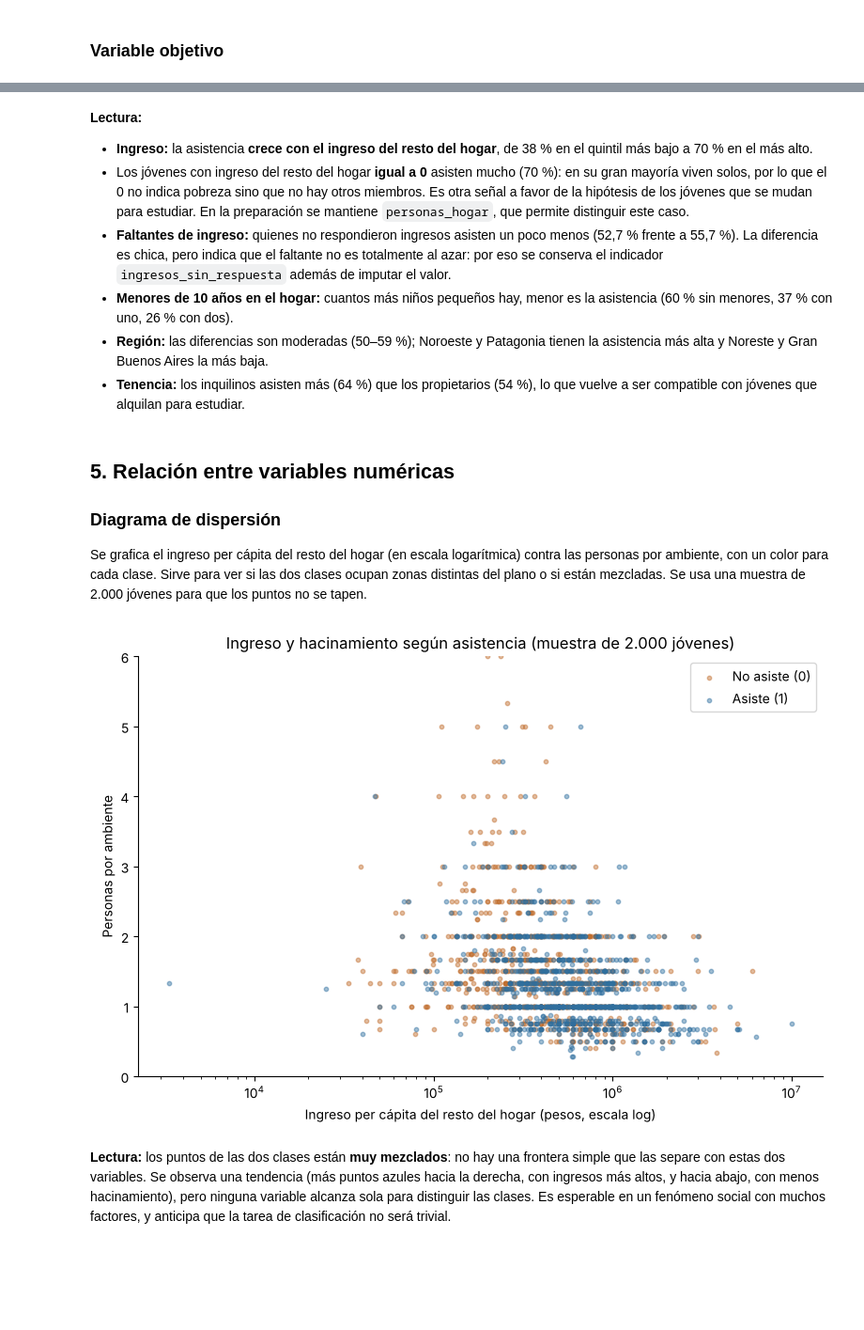
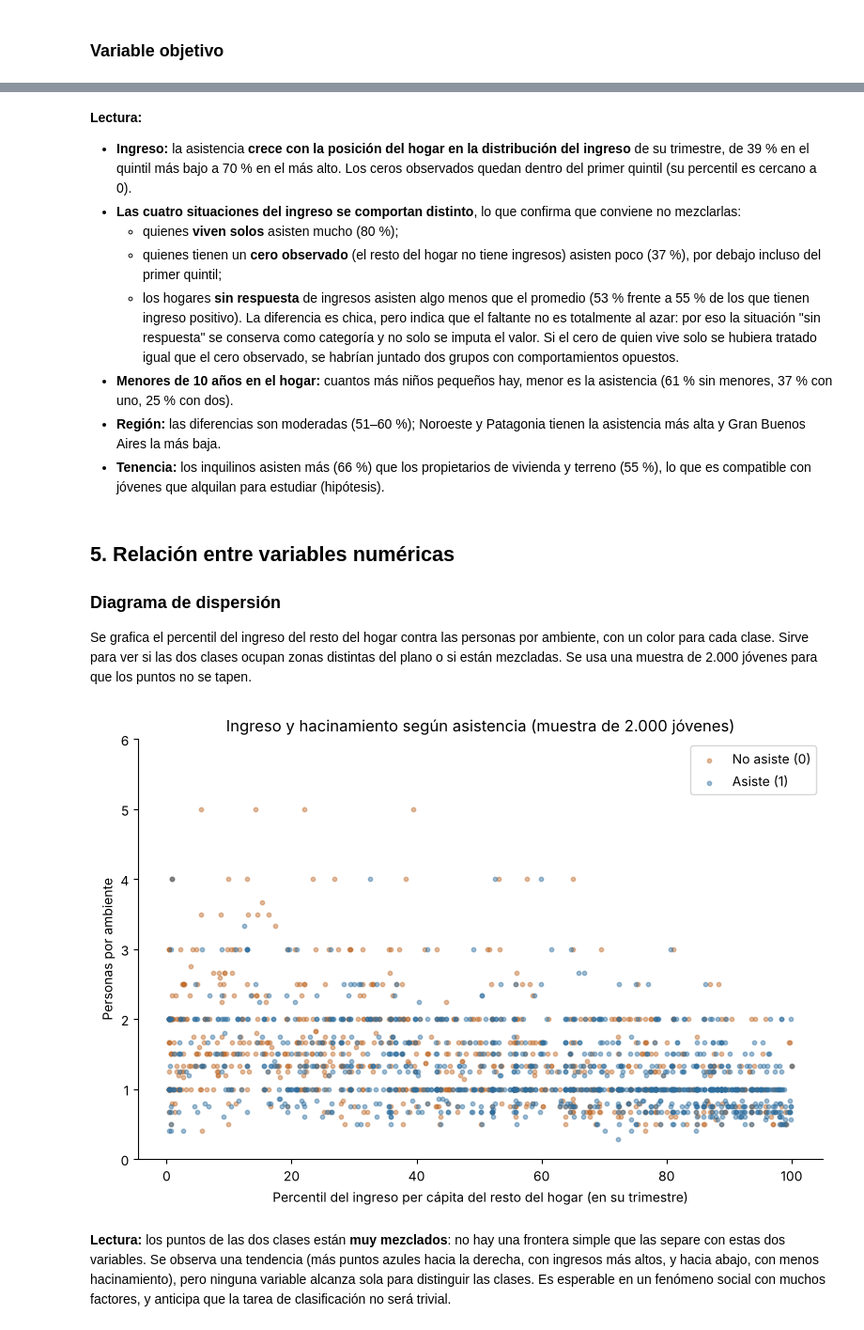
Before and after one commit to Elizabet866/prediccion-asistencia-nivel-superior-eph, a Jupyter notebook: notebooks/2.0-lei-analisis-exploratorio.ipynb, the cells around one changed output, grey strips where cells are left out. Shown at 94% size. Drawn from its saved outputs; the diff is of its cells as text; code cells hidden in the pictures; blank space fills up the shorter version.

```diff
--- a/notebooks/2.0-lei-analisis-exploratorio.ipynb
+++ b/notebooks/2.0-lei-analisis-exploratorio.ipynb
@@ -26,8 +30,10 @@ import matplotlib.pyplot as plt
 
 pd.set_option("display.max_columns", 40)
 
-# Dataset con una fila por joven (salida de la notebook 1.0)
-datos = pd.read_csv("../data/processed/eph_jovenes_asistencia_superior.csv")
+# Dataset con una fila por joven (salida de la notebook 1.0); se conserva solo el conjunto de entrenamiento
+completo = pd.read_csv("../data/processed/eph_jovenes_asistencia_superior.csv")
+print(completo["particion"].value_counts().to_string())
+datos = completo[completo["particion"] == "entrenamiento"].reset_index(drop=True)
 OBJETIVO = "asiste_superior"
 FIGURAS = "../reports/figures/"
 
@@ -57,7 +63,7 @@ ETIQUETAS = {
 
 def con_etiquetas(columna):
     # Devuelve la columna con los códigos reemplazados por su significado (los vacíos quedan como "No aplica")
-    return datos[columna].map(ETIQUETAS[columna]).fillna("No aplica (joven jefe/a o cónyuge)") \
+    return datos[columna].map(ETIQUETAS[columna]).fillna("No aplica (el joven es jefe/a)") \
         if columna.startswith("jefe_") else datos[columna].map(ETIQUETAS[columna])
 
 datos.shape
@@ -317,18 +331,18 @@ plt.savefig(FIGURAS + "eda_asistencia_situacion.png", dpi=110)
 
 **Hipótesis (no comprobadas con estos datos):** los jóvenes que viven solos como jefes de hogar o que nacieron en otra localidad podrían ser, en parte, jóvenes que **se mudaron para estudiar** a una ciudad con oferta universitaria. Si fuera así, esas variables reflejarían en parte la decisión de estudiar, igual que la condición de actividad. Se dejan señaladas para tenerlas en cuenta al interpretar resultados.
 # %%
-datos["tramo_ingreso"] = pd.qcut(datos["ingreso_resto_hogar_pc"].where(datos["ingreso_resto_hogar_pc"] > 0), 5,
-                                 labels=["Q1 (más bajo)", "Q2", "Q3", "Q4", "Q5 (más alto)"]).astype(str)
-# Primero los hogares sin respuesta; después los de ingreso igual a 0 (jóvenes que viven solos o cuyo resto del
-# hogar no tiene ingresos): para quien vive solo el 0 es un dato cierto aunque el hogar no haya respondido
-datos.loc[datos["ingresos_sin_respuesta"] == 1, "tramo_ingreso"] = "Sin respuesta"
-datos.loc[datos["ingreso_resto_hogar_pc"] == 0, "tramo_ingreso"] = "Igual a 0"
+# Tramos de ingreso con cortes fijos del percentil (0-20, 20-40, ...): no dependen de la muestra.
+# Los casos sin percentil se muestran según su situación (vive solo / sin respuesta)
+quintil = pd.cut(datos["percentil_ingreso_resto"], [0, 20, 40, 60, 80, 100], include_lowest=True,
+                 labels=["Q1 (más bajo)", "Q2", "Q3", "Q4", "Q5 (más alto)"]).astype(str)
+datos["tramo_ingreso"] = quintil.where(datos["percentil_ingreso_resto"].notna(),
+                                       con_etiquetas("situacion_ingreso_resto"))
 
 datos["menores_10_tramo"] = datos["menores_10_hogar"].clip(upper=3).map({0: "0", 1: "1", 2: "2", 3: "3 o más"})
 
 fig, ejes = plt.subplots(2, 2, figsize=(14, 8))
-grafico_asistencia(datos["tramo_ingreso"], "Ingreso per cápita del resto del hogar (quintiles)", ejes[0, 0],
-                   orden=["Q1 (más bajo)", "Q2", "Q3", "Q4", "Q5 (más alto)", "Igual a 0", "Sin respuesta"])
+grafico_asistencia(datos["tramo_ingreso"], "Ingreso per cápita del resto del hogar (quintil en su trimestre)", ejes[0, 0],
+                   orden=["Q1 (más bajo)", "Q2", "Q3", "Q4", "Q5 (más alto)", "No aplica (vive solo)", "Sin respuesta"])
 grafico_asistencia(datos["menores_10_tramo"], "Menores de 10 años en el hogar", ejes[0, 1], orden=["0", "1", "2", "3 o más"])
 grafico_asistencia(con_etiquetas("region"), "Región", ejes[1, 0])
 grafico_asistencia(con_etiquetas("tenencia_vivienda"), "Tenencia de la vivienda", ejes[1, 1])
@@ -360,37 +367,39 @@ Name: asiste_superior, dtype: float64
 # %% [markdown]
 **Lectura:**
 
-- **Ingreso:** la asistencia **crece con el ingreso del resto del hogar**, de 38 % en el quintil más bajo a 70 % en el más alto.
-- Los jóvenes con ingreso del resto del hogar **igual a 0** asisten mucho (70 %): en su gran mayoría viven solos, por lo que el 0 no indica pobreza sino que no hay otros miembros. Es otra señal a favor de la hipótesis de los jóvenes que se mudan para estudiar. En la preparación se mantiene `personas_hogar`, que permite distinguir este caso.
-- **Faltantes de ingreso:** quienes no respondieron ingresos asisten un poco menos (52,7 % frente a 55,7 %). La diferencia es chica, pero indica que el faltante no es totalmente al azar: por eso se conserva el indicador `ingresos_sin_respuesta` además de imputar el valor.
-- **Menores de 10 años en el hogar:** cuantos más niños pequeños hay, menor es la asistencia (60 % sin menores, 37 % con uno, 26 % con dos).
-- **Región:** las diferencias son moderadas (50–59 %); Noroeste y Patagonia tienen la asistencia más alta y Noreste y Gran Buenos Aires la más baja.
-- **Tenencia:** los inquilinos asisten más (64 %) que los propietarios (54 %), lo que vuelve a ser compatible con jóvenes que alquilan para estudiar.
+- **Ingreso:** la asistencia **crece con la posición del hogar en la distribución del ingreso** de su trimestre, de 39 % en el quintil más bajo a 70 % en el más alto. Los ceros observados quedan dentro del primer quintil (su percentil es cercano a 0).
+- **Las cuatro situaciones del ingreso se comportan distinto**, lo que confirma que conviene no mezclarlas:
+  - quienes **viven solos** asisten mucho (80 %);
+  - quienes tienen un **cero observado** (el resto del hogar no tiene ingresos) asisten poco (37 %), por debajo incluso del primer quintil;
+  - los hogares **sin respuesta** de ingresos asisten algo menos que el promedio (53 % frente a 55 % de los que tienen ingreso positivo). La diferencia es chica, pero indica que el faltante no es totalmente al azar: por eso la situación "sin respuesta" se conserva como categoría y no solo se imputa el valor.
+  Si el cero de quien vive solo se hubiera tratado igual que el cero observado, se habrían juntado dos grupos con comportamientos opuestos.
+- **Menores de 10 años en el hogar:** cuantos más niños pequeños hay, menor es la asistencia (61 % sin menores, 37 % con uno, 25 % con dos).
+- **Región:** las diferencias son moderadas (51–60 %); Noroeste y Patagonia tienen la asistencia más alta y Gran Buenos Aires la más baja.
+- **Tenencia:** los inquilinos asisten más (66 %) que los propietarios de vivienda y terreno (55 %), lo que es compatible con jóvenes que alquilan para estudiar (hipótesis).
 # %% [markdown]
 ## 5. Relación entre variables numéricas
 
 ### Diagrama de dispersión
 
-Se grafica el ingreso per cápita del resto del hogar (en escala logarítmica) contra las personas por ambiente, con un color para cada clase. Sirve para ver si las dos clases ocupan zonas distintas del plano o si están mezcladas. Se usa una muestra de 2.000 jóvenes para que los puntos no se tapen.
+Se grafica el percentil del ingreso del resto del hogar contra las personas por ambiente, con un color para cada clase. Sirve para ver si las dos clases ocupan zonas distintas del plano o si están mezcladas. Se usa una muestra de 2.000 jóvenes para que los puntos no se tapen.
 # %%
-muestra = datos.dropna(subset=["ingreso_resto_hogar_pc", "personas_por_ambiente"])
-muestra = muestra[muestra["ingreso_resto_hogar_pc"] > 0].sample(2000, random_state=42)
+# Muestra de 2.000 jóvenes con percentil y personas por ambiente conocidos
+muestra = datos.dropna(subset=["percentil_ingreso_resto", "personas_por_ambiente"]).sample(2000, random_state=42)
 
 fig, eje = plt.subplots(figsize=(8, 5.5))
 for clase, color, nombre in [(0, "#c06c2b", "No asiste (0)"), (1, "#2f6f9f", "Asiste (1)")]:
     sub = muestra[muestra[OBJETIVO] == clase]
-    eje.scatter(sub["ingreso_resto_hogar_pc"], sub["personas_por_ambiente"], s=10, alpha=0.45, color=color, label=nombre)
-eje.set_xscale("log")
-eje.set_xlabel("Ingreso per cápita del resto del hogar (pesos, escala log)")
+    eje.scatter(sub["percentil_ingreso_resto"], sub["personas_por_ambiente"], s=10, alpha=0.45, color=color, label=nombre)
+eje.set_xlabel("Percentil del ingreso per cápita del resto del hogar (en su trimestre)")
 eje.set_ylabel("Personas por ambiente")
 eje.set_ylim(0, 6)
 eje.legend()
 eje.set_title("Ingreso y hacinamiento según asistencia (muestra de 2.000 jóvenes)")
 eje.spines[["top", "right"]].set_visible(False)
 plt.tight_layout()
 plt.savefig(FIGURAS + "eda_dispersion_ingreso_hacinamiento.png", dpi=110)
 # %% [output]
-[figure, old version]
+[figure, new version]
 # %% [markdown]
 **Lectura:** los puntos de las dos clases están **muy mezclados**: no hay una frontera simple que las separe con estas dos variables. Se observa una tendencia (más puntos azules hacia la derecha, con ingresos más altos, y hacia abajo, con menos hacinamiento), pero ninguna variable alcanza sola para distinguir las clases. Es esperable en un fenómeno social con muchos factores, y anticipa que la tarea de clasificación no será trivial.
 # %% [markdown]
```
Also changed, not shown: parts of 26 cells of this notebook, 2 other files.
